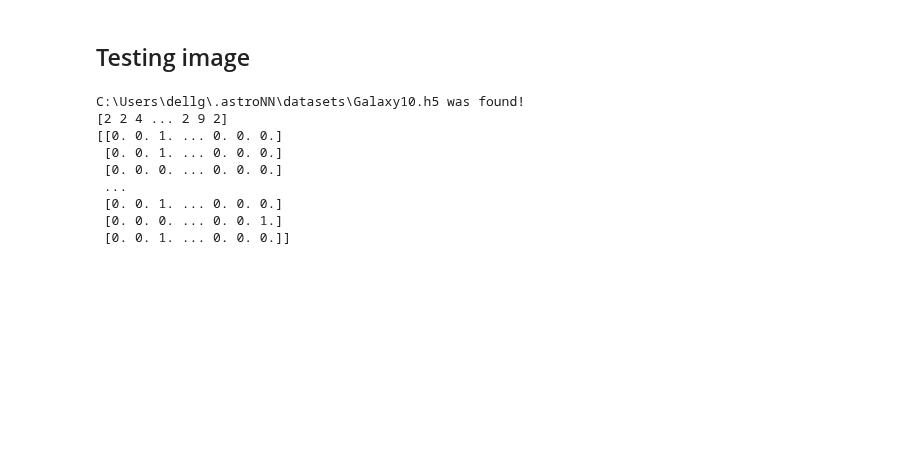
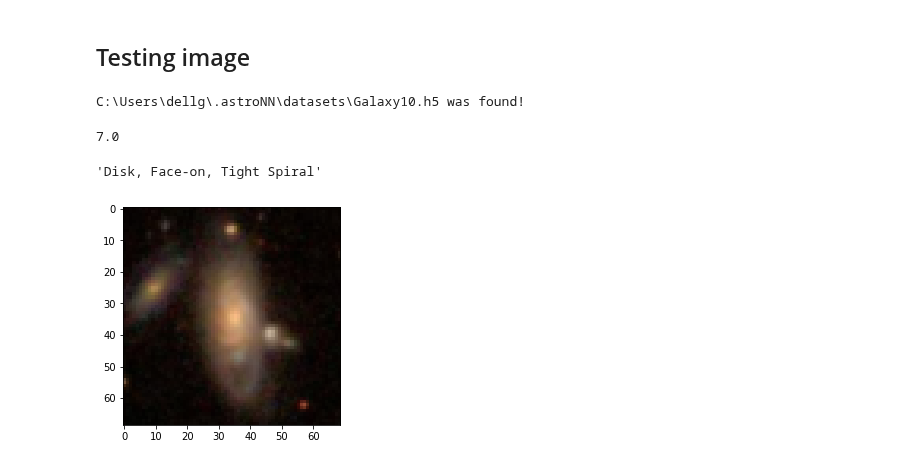
Before and after one commit to advaitchorghade/GalaxyLogisticRegression, a Jupyter notebook: GalaxySigmoid.ipynb, the cells around one changed output. Cells and saved outputs as stored; diff of their text form; code cells hidden in the pictures; blank space fills up the shorter version.

```diff
--- a/GalaxySigmoid.ipynb
+++ b/GalaxySigmoid.ipynb
@@ -19,19 +19,27 @@ import numpy as np
 
 images, labels = galaxy10.load_data()
 
-print(labels)
-labels = utils.to_categorical(labels, 10)
-print(labels)
+
 
 labels = labels.astype(np.float32)
 images = images.astype(np.float32)
 # %% [output]
 C:\Users\dellg\.astroNN\datasets\Galaxy10.h5 was found!
-[2 2 4 ... 2 9 2]
-[[0. 0. 1. ... 0. 0. 0.]
- [0. 0. 1. ... 0. 0. 0.]
- [0. 0. 0. ... 0. 0. 0.]
- ...
- [0. 0. 1. ... 0. 0. 0.]
- [0. 0. 0. ... 0. 0. 1.]
- [0. 0. 1. ... 0. 0. 0.]]
+# %%
+
+index = 9
+plt.imshow((images[index]).astype(np.uint8))
+print(labels[index])
+from astroNN.datasets.galaxy10 import galaxy10cls_lookup
+galaxy10cls_lookup(labels[index])
+
+# for i in labels:
+#     i = int(i)
+#     if labels[i] == 0 or labels[i] == 1 or labels[i] == 2 or labels[i] == 3 or labels[i] == 4 or labels[i] == 5 or labels[i] == 6 or labels[i] == 9:
+#         labels[i] = 0
+#     elif labels[i] == 7 or labels[i] == 8:
+#         labels[i] = 1
+# %% [output]
+7.0
+'Disk, Face-on, Tight Spiral'
+[figure, added]
```
Also changed, not shown: parts of 6 cells of this notebook.
